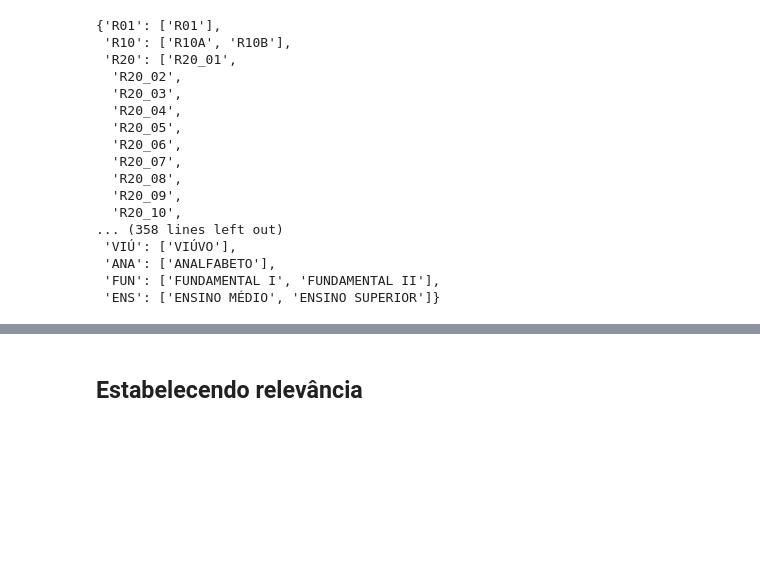
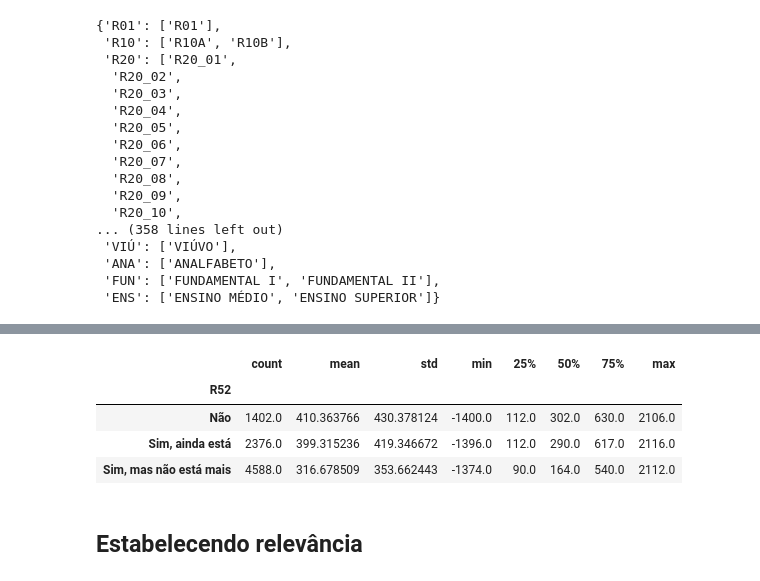
Before and after one commit to insper-classroom/23-1a-cd-p2-anderson_samuel_vinicius, a Jupyter notebook: Relatório.ipynb, the cells around one changed output, grey strips where cells are left out. Saved outputs shown, nothing was run; the diff lists cells and outputs as text; code cells hidden in the pictures; blank space fills up the shorter version.

```diff
--- a/Relatório.ipynb
+++ b/Relatório.ipynb
@@ -961,0 +1049,2 @@ new_dicio
+# %%
+responsaveis_df = responsaveis_df_dropped
@@ -962,3 +1053,13 @@ new_dicio
+# %%
+responsaveis_df.drop(col_money, axis=1, inplace=True)
+# %%
+responsaveis_df.groupby('R52').Renda.describe()
+# %% [output]
+|  | count | mean | std | min | 25% | 50% | 75% | max |
+| R52 |  |  |  |  |  |  |  |  |
+| Não | 1402.0 | 410.363766 | 430.378124 | -1400.0 | 112.0 | 302.0 | 630.0 | 2106.0 |
+| Sim, ainda está | 2376.0 | 399.315236 | 419.346672 | -1396.0 | 112.0 | 290.0 | 617.0 | 2116.0 |
+| Sim, mas não está mais | 4588.0 | 316.678509 | 353.662443 | -1374.0 | 90.0 | 164.0 | 540.0 | 2112.0 |
 # %% [markdown]
 ## Estabelecendo relevância
 # %% [markdown]
```
Also changed, not shown: parts of 16 cells of this notebook.
